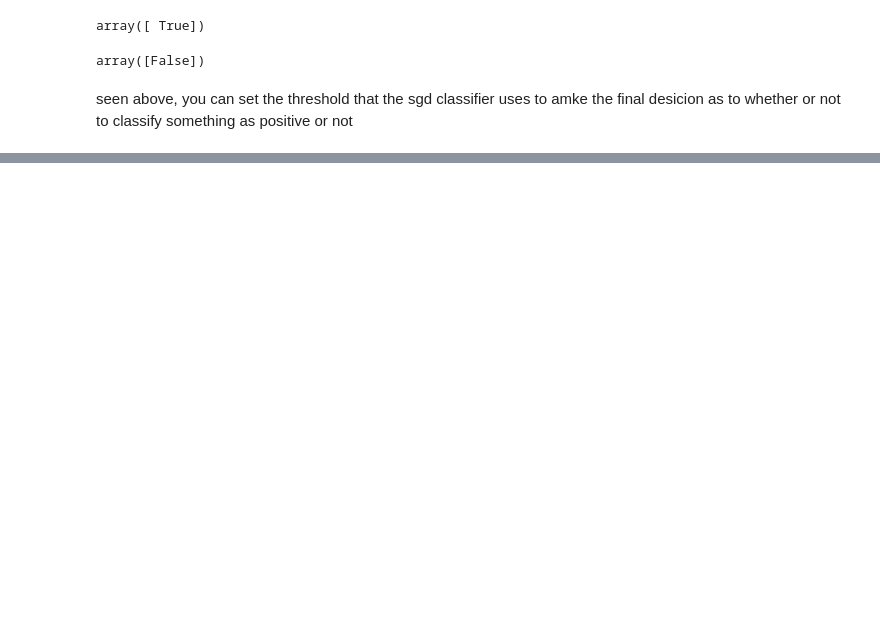
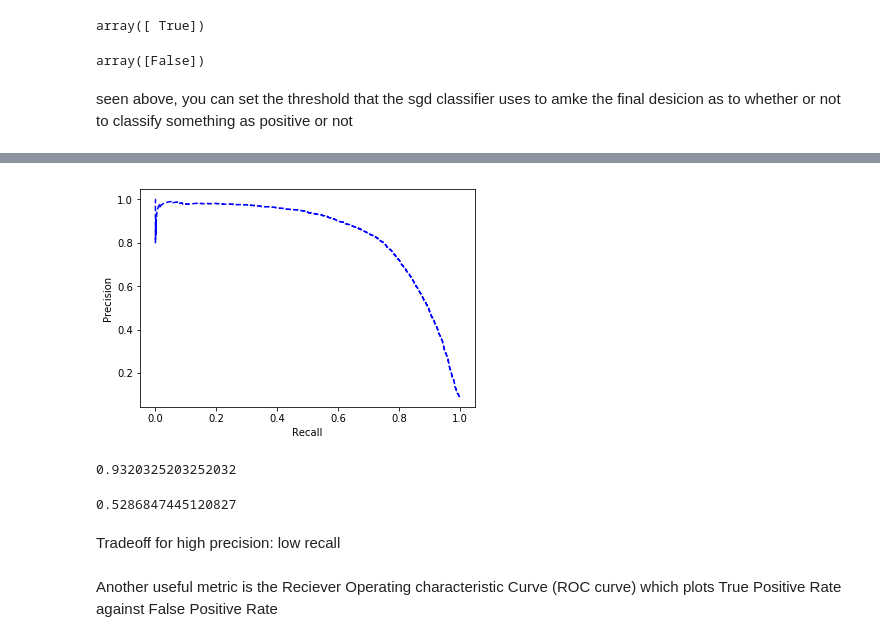
Before and after one commit to mdigreg2/DataScience, a Jupyter notebook: ml/MNIST_ML.ipynb, the cells around one changed output, grey strips where cells are left out. Saved outputs shown, nothing was run; the diff lists cells and outputs as text; code cells hidden in the pictures; blank space fills up the shorter version.

```diff
--- a/ml/MNIST_ML.ipynb
+++ b/ml/MNIST_ML.ipynb
@@ -261,0 +262,7 @@ pt.show()
+# %%
+pt.plot(recalls[:-1], precisions[:-1], "b--", label="Precision vs Recall")
+pt.xlabel("Recall")
+pt.ylabel("Precision")
+pt.show()
+# %% [output]
+[figure, added]
@@ -261,0 +271,12 @@ pt.show()
+# %%
+precision_score(y_train_5, y_train_pred_90)
+# %% [output]
+0.9320325203252032
+# %%
+recall_score(y_train_5, y_train_pred_90)
+# %% [output]
+0.5286847445120827
+# %% [markdown]
+Tradeoff for high precision: low recall
+# %% [markdown]
+Another useful metric is the Reciever Operating characteristic Curve (ROC curve) which plots True Positive Rate against False Positive Rate
```
Also changed, not shown: parts of 40 cells of this notebook.
